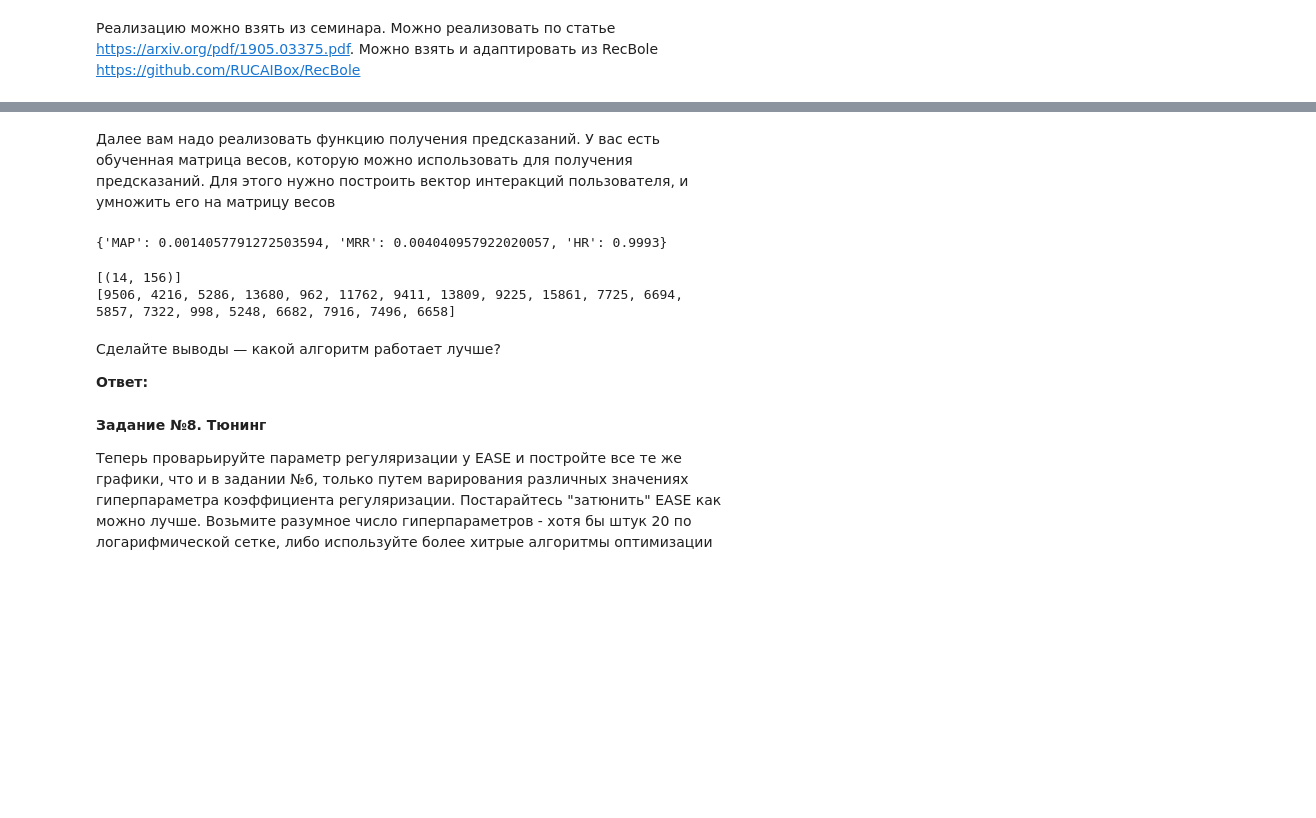
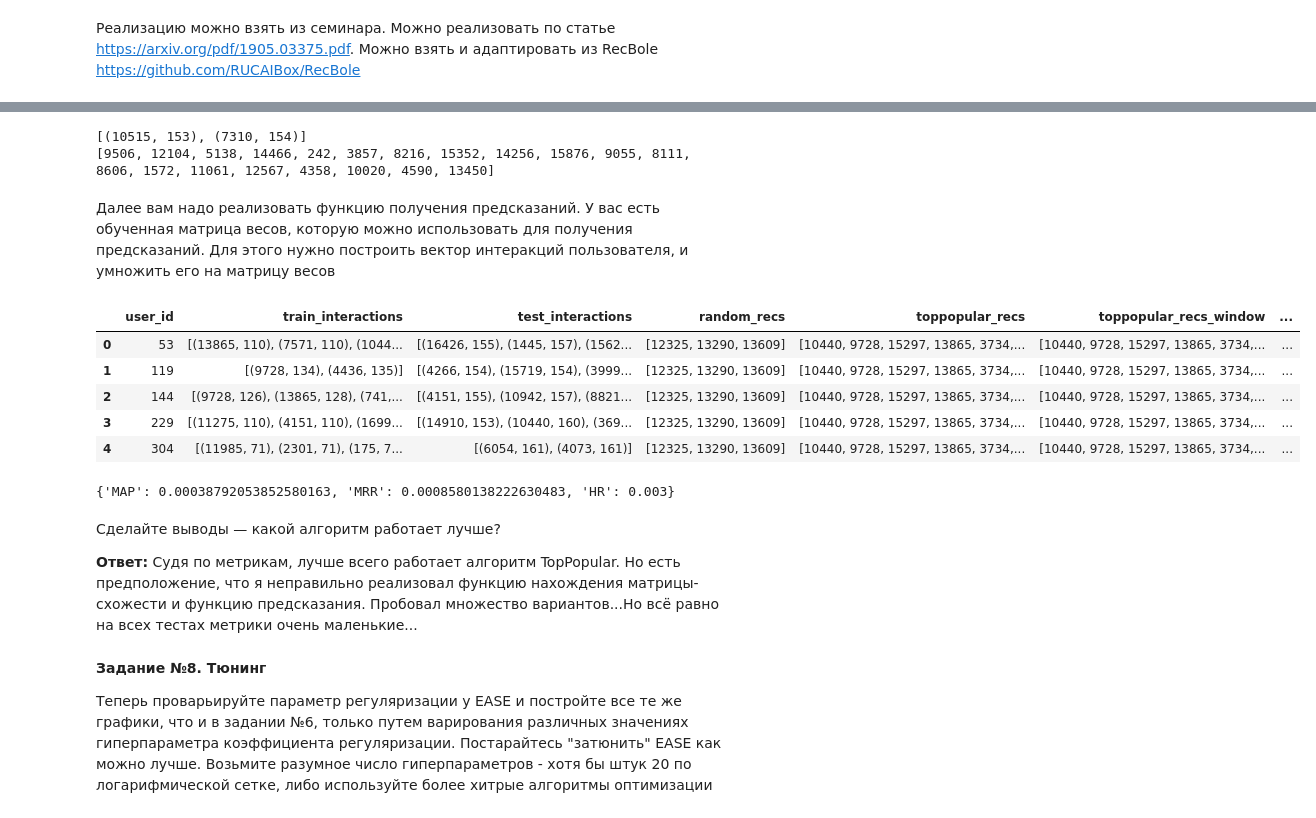
Before and after one commit to sitrm/recsys_easy, a Jupyter notebook: hw1_recsys_final.ipynb, the cells around one changed output, grey strips where cells are left out. Saved outputs shown, nothing was run; the diff lists cells and outputs as text; code cells hidden in the pictures; blank space fills up the shorter version.

```diff
--- a/hw1_recsys_final.ipynb
+++ b/hw1_recsys_final.ipynb
@@ -1024,24 +997,50 @@ def get_preds2(x, item2id, id2item, w, topn):
+# %%
+import numpy as np
+
+def get_preds(test_interactions, item2id, id2item, w, topn):
+    all_preds = []
+
+    for user_id, item_id in test_interactions:
+        user_vector = np.zeros(len(item2id))
+        if item_id in item2id:
+            user_vector[item2id[item_id]] = 1
+
+        preds = user_vector.dot(w)  # Умножаем на матрицу весов
+
+        # Декодируем предсказания
+        decoded = [id2item[i] for i in np.argsort(-preds)]
+        all_preds.append(decoded[:topn])
+
+    return all_preds[0]
+# %%
+x = joined['test_interactions'][1000]
+print(x)
+preds = get_preds(x, item2id, id2item, W, 20)
+print(preds)
+# %% [output]
+[(10515, 153), (7310, 154)]
+[9506, 12104, 5138, 14466, 242, 3857, 8216, 15352, 14256, 15876, 9055, 8111, 8606, 1572, 11061, 12567, 4358, 10020, 4590, 13450]
 # %% [markdown]
 Далее вам надо реализовать функцию получения предсказаний. У вас есть обученная матрица весов, которую можно использовать для получения предсказаний. Для этого нужно построить вектор интеракций пользователя, и умножить его на матрицу весов
-# %%
-joined['ease_preds'] = joined.train_interactions.apply(lambda x: get_preds2(x, item2id, id2item, W, 20))
-joined.head()
-# %%
-evaluate_recommender(joined, model_preds='ease_preds')
-# %% [output]
-{'MAP': 0.0014057791272503594, 'MRR': 0.004040957922020057, 'HR': 0.9993}
-# %%
-x = joined['test_interactions'][1]
-print(x)
-preds = get_preds2(x, item2id, id2item, W, 20)
-print(preds)
-# %% [output]
-[(14, 156)]
-[9506, 4216, 5286, 13680, 962, 11762, 9411, 13809, 9225, 15861, 7725, 6694, 5857, 7322, 998, 5248, 6682, 7916, 7496, 6658]
+# %%
+joined['ease_preds'] = joined.test_interactions.apply(lambda x: get_preds(x, item2id, id2item, W, 25))
+joined.head()
+# %% [output]
+|  | user_id | train_interactions | test_interactions | random_recs | toppopular_recs | toppopular_recs_window | ... |
+| 0 | 53 | [(13865, 110), (7571, 110), (1044... | [(16426, 155), (1445, 157), (1562... | [12325, 13290, 13609] | [10440, 9728, 15297, 13865, 3734,... | [10440, 9728, 15297, 13865, 3734,... | ... |
+| 1 | 119 | [(9728, 134), (4436, 135)] | [(4266, 154), (15719, 154), (3999... | [12325, 13290, 13609] | [10440, 9728, 15297, 13865, 3734,... | [10440, 9728, 15297, 13865, 3734,... | ... |
+| 2 | 144 | [(9728, 126), (13865, 128), (741,... | [(4151, 155), (10942, 157), (8821... | [12325, 13290, 13609] | [10440, 9728, 15297, 13865, 3734,... | [10440, 9728, 15297, 13865, 3734,... | ... |
+| 3 | 229 | [(11275, 110), (4151, 110), (1699... | [(14910, 153), (10440, 160), (369... | [12325, 13290, 13609] | [10440, 9728, 15297, 13865, 3734,... | [10440, 9728, 15297, 13865, 3734,... | ... |
+| 4 | 304 | [(11985, 71), (2301, 71), (175, 7... | [(6054, 161), (4073, 161)] | [12325, 13290, 13609] | [10440, 9728, 15297, 13865, 3734,... | [10440, 9728, 15297, 13865, 3734,... | ... |
+# %%
+evaluate_recommender(joined, model_preds='ease_preds')
+# %% [output]
+{'MAP': 0.00038792053852580163, 'MRR': 0.0008580138222630483, 'HR': 0.003}
 # %% [markdown]
 Сделайте выводы — какой алгоритм работает лучше?
 
 **Ответ:**
+Судя по метрикам, лучше всего работает алгоритм TopPopular. Но есть предположение, что я неправильно реализовал функцию нахождения матрицы-схожести и функцию предсказания. Пробовал множество вариантов...Но всё равно на всех тестах метрики очень маленькие...
 # %% [markdown]
 **Задание №8. Тюнинг**
 
```
Also changed, not shown: parts of 50 cells of this notebook, 1 other file.
